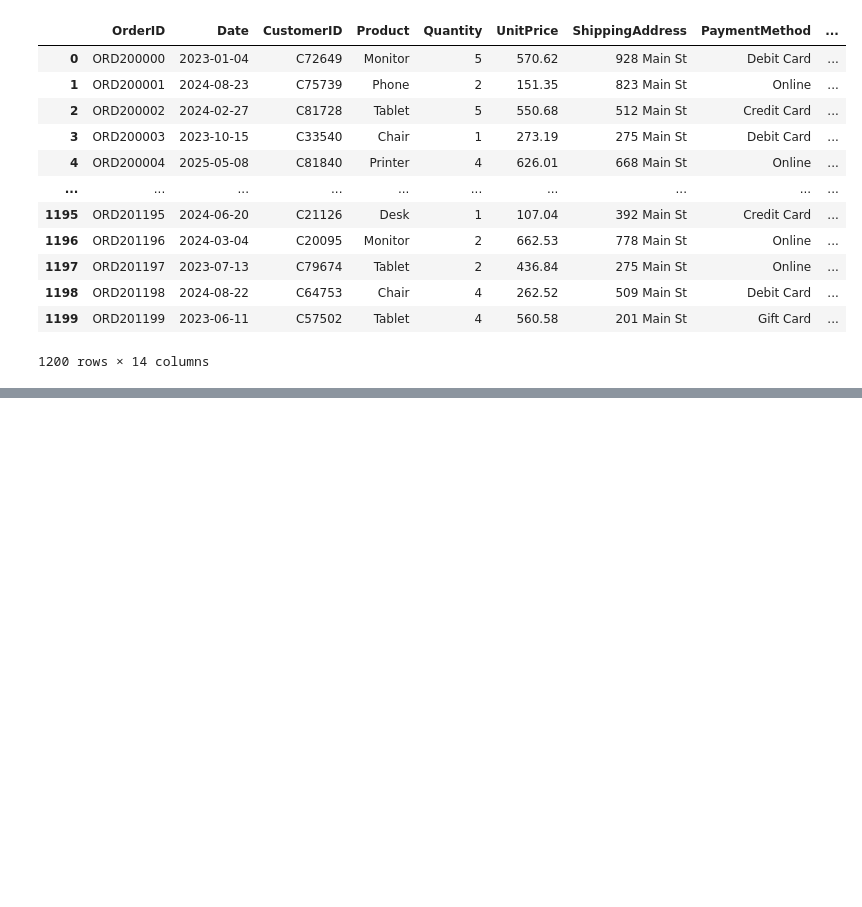
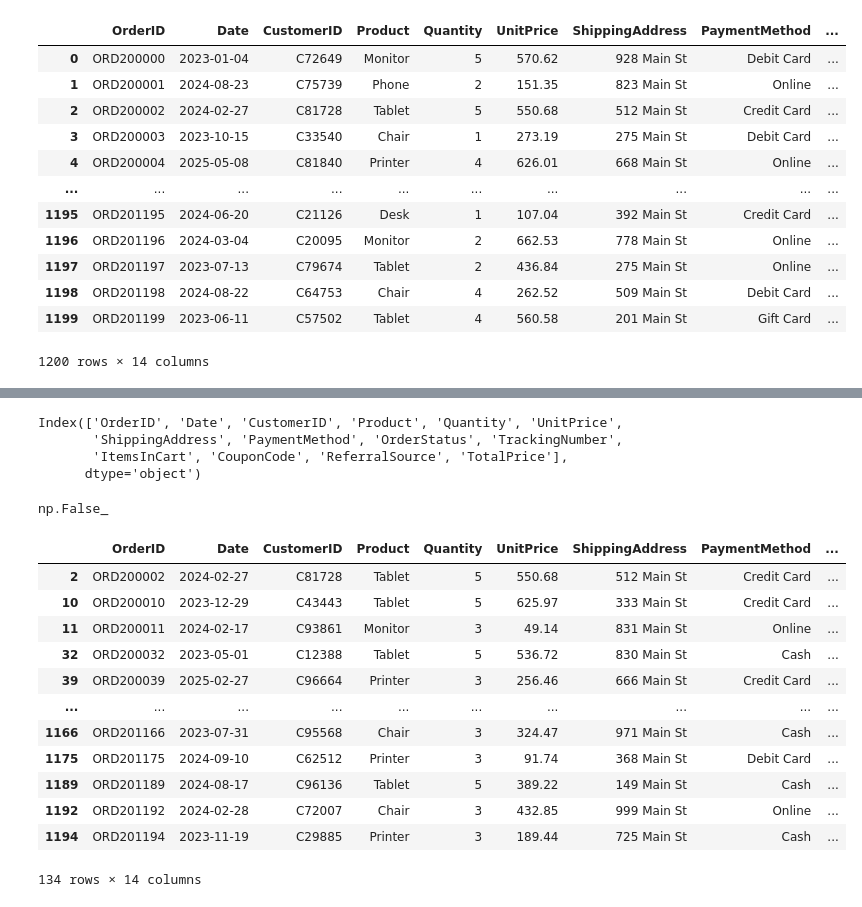
Before and after one commit to shivamdwivedicse/DecodeLabs-Project-1-, a Jupyter notebook: week_1_task_data_cleaning_and_Processing.ipynb, the cells around one changed output, grey strips where cells are left out. Drawn from its saved outputs; the diff is of its cells as text; code cells hidden in the pictures; blank space fills up the shorter version.

```diff
--- a/week_1_task_data_cleaning_and_Processing.ipynb
+++ b/week_1_task_data_cleaning_and_Processing.ipynb
@@ -84,3 +84,5 @@ df
 | 1198 | ORD201198 | 2024-08-22 | C64753 | Chair | 4 | 262.52 | 509 Main St | Debit Card | ... |
 | 1199 | ORD201199 | 2023-06-11 | C57502 | Tablet | 4 | 560.58 | 201 Main St | Gift Card | ... |
 1200 rows × 14 columns
+# %%
+df['CouponCode'] = df['CouponCode'].fillna("Not Used")
@@ -86,0 +127,30 @@ df
+# %%
+df.columns
+# %% [output]
+Index(['OrderID', 'Date', 'CustomerID', 'Product', 'Quantity', 'UnitPrice',
+       'ShippingAddress', 'PaymentMethod', 'OrderStatus', 'TrackingNumber',
+       'ItemsInCart', 'CouponCode', 'ReferralSource', 'TotalPrice'],
+      dtype='object')
+# %%
+df['Date']  = pd.to_datetime(df['Date'])
+# %%
+(df['Quantity']*df['UnitPrice'] == df['TotalPrice']).all()
+# %% [output]
+np.False_
+# %%
+wrong_price = df[df['Quantity'] * df['UnitPrice']!= df['TotalPrice']]
+wrong_price
+# %% [output]
+|  | OrderID | Date | CustomerID | Product | Quantity | UnitPrice | ShippingAddress | PaymentMethod | ... |
+| 2 | ORD200002 | 2024-02-27 | C81728 | Tablet | 5 | 550.68 | 512 Main St | Credit Card | ... |
+| 10 | ORD200010 | 2023-12-29 | C43443 | Tablet | 5 | 625.97 | 333 Main St | Credit Card | ... |
+| 11 | ORD200011 | 2024-02-17 | C93861 | Monitor | 3 | 49.14 | 831 Main St | Online | ... |
+| 32 | ORD200032 | 2023-05-01 | C12388 | Tablet | 5 | 536.72 | 830 Main St | Cash | ... |
+| 39 | ORD200039 | 2025-02-27 | C96664 | Printer | 3 | 256.46 | 666 Main St | Credit Card | ... |
+| ... | ... | ... | ... | ... | ... | ... | ... | ... | ... |
+| 1166 | ORD201166 | 2023-07-31 | C95568 | Chair | 3 | 324.47 | 971 Main St | Cash | ... |
+| 1175 | ORD201175 | 2024-09-10 | C62512 | Printer | 3 | 91.74 | 368 Main St | Debit Card | ... |
+| 1189 | ORD201189 | 2024-08-17 | C96136 | Tablet | 5 | 389.22 | 149 Main St | Cash | ... |
+| 1192 | ORD201192 | 2024-02-28 | C72007 | Chair | 3 | 432.85 | 999 Main St | Online | ... |
+| 1194 | ORD201194 | 2023-11-19 | C29885 | Printer | 3 | 189.44 | 725 Main St | Cash | ... |
+134 rows × 14 columns
```
Also changed, not shown: parts of 13 cells of this notebook, 1 other file.
